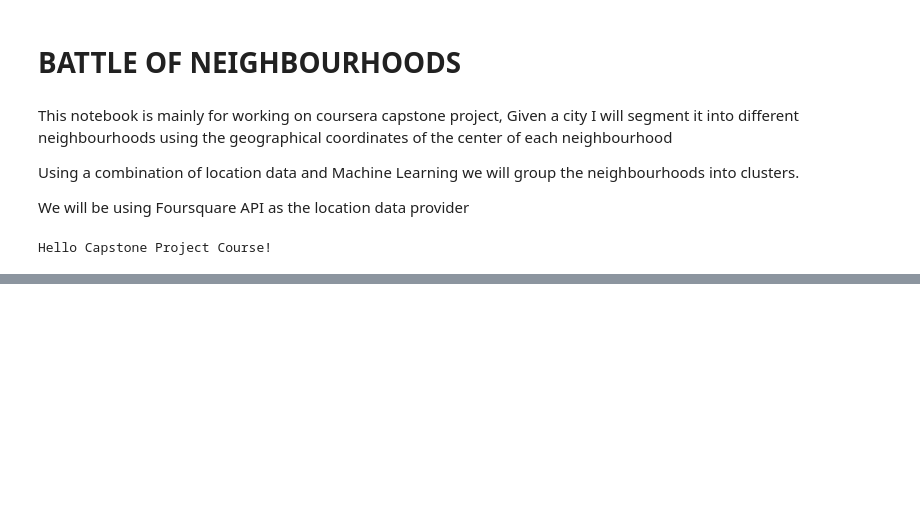
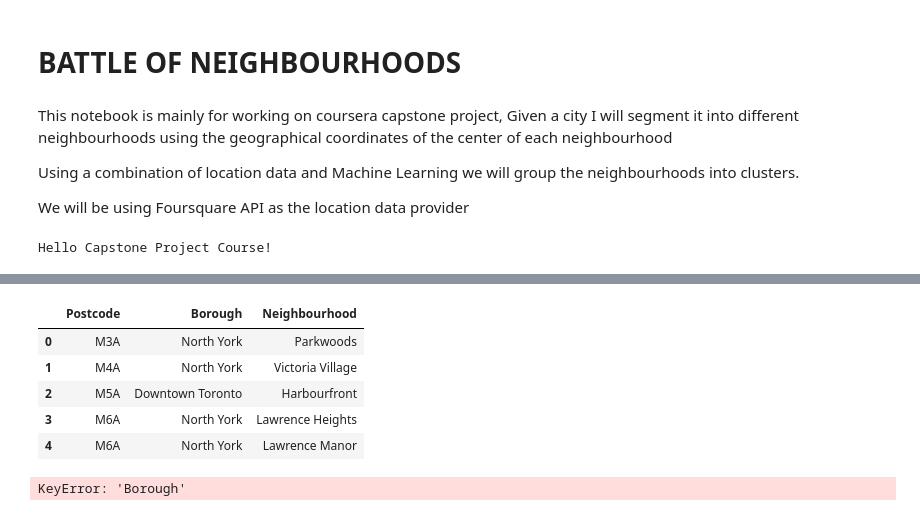
Before and after one commit to svsraju/Best-Location-to-Choose, a Jupyter notebook: Coursera_capstone.ipynb, the cells around one changed output, grey strips where cells are left out. Drawn from its saved outputs; the diff is of its cells as text; code cells hidden in the pictures; blank space fills up the shorter version.

```diff
--- a/Coursera_capstone.ipynb
+++ b/Coursera_capstone.ipynb
@@ -15,0 +175,19 @@ Hello Capstone Project Course!
+# %%
+#combing the rows having same PostCode
+tableDF
+# %% [output]
+|  | Postcode | Borough | Neighbourhood |
+| 0 | M3A | North York | Parkwoods |
+| 1 | M4A | North York | Victoria Village |
+| 2 | M5A | Downtown Toronto | Harbourfront |
+| 3 | M6A | North York | Lawrence Heights |
+| 4 | M6A | North York | Lawrence Manor |
+# %%
+tableDF = tableDF.groupby('Postcode').agg({
+    'Borough' : lambda x: x,
+    'Neighbourhood': lambda x: ', '.join(x)
+
+
+})
+# %% [output]
+KeyError: 'Borough'
```
Also changed, not shown: parts of 23 cells of this notebook.
